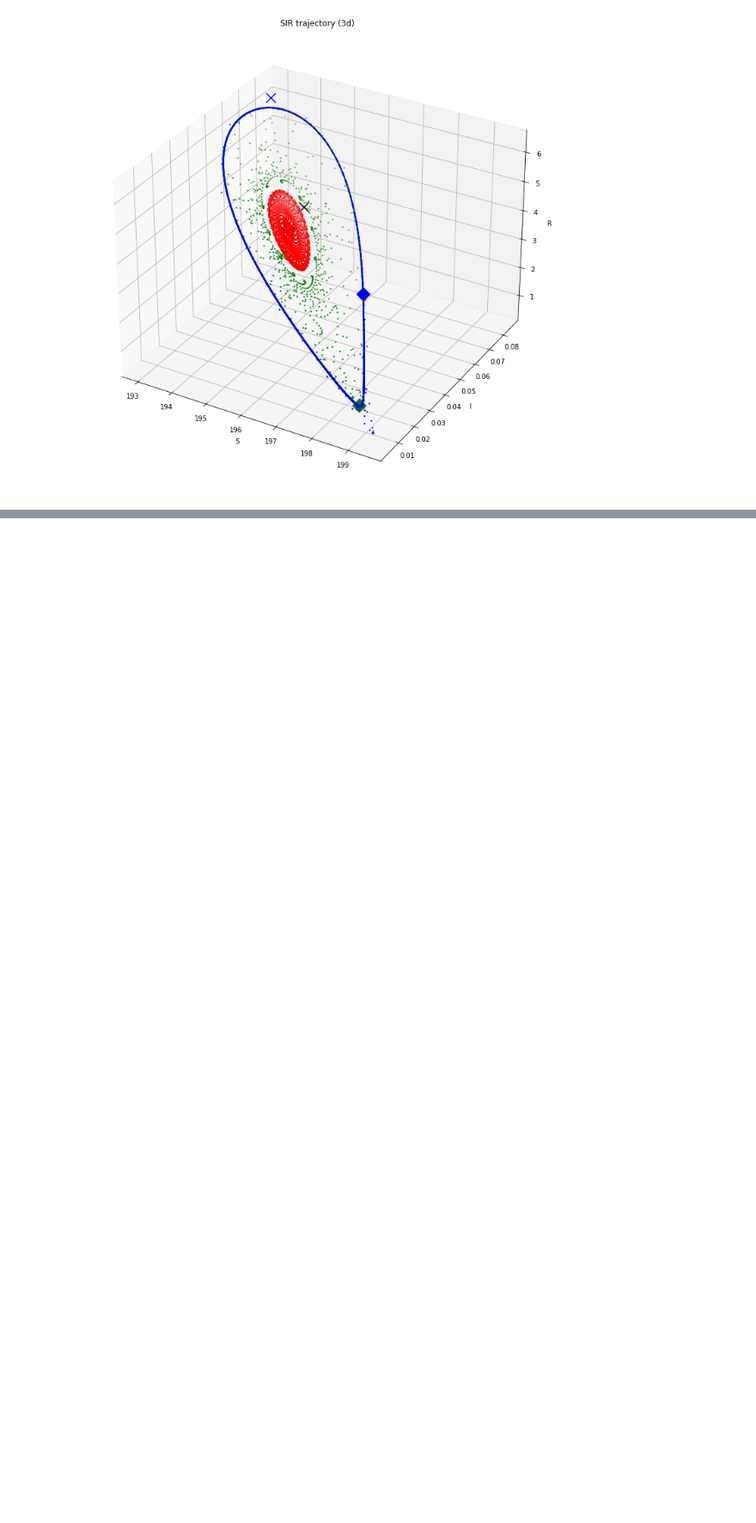
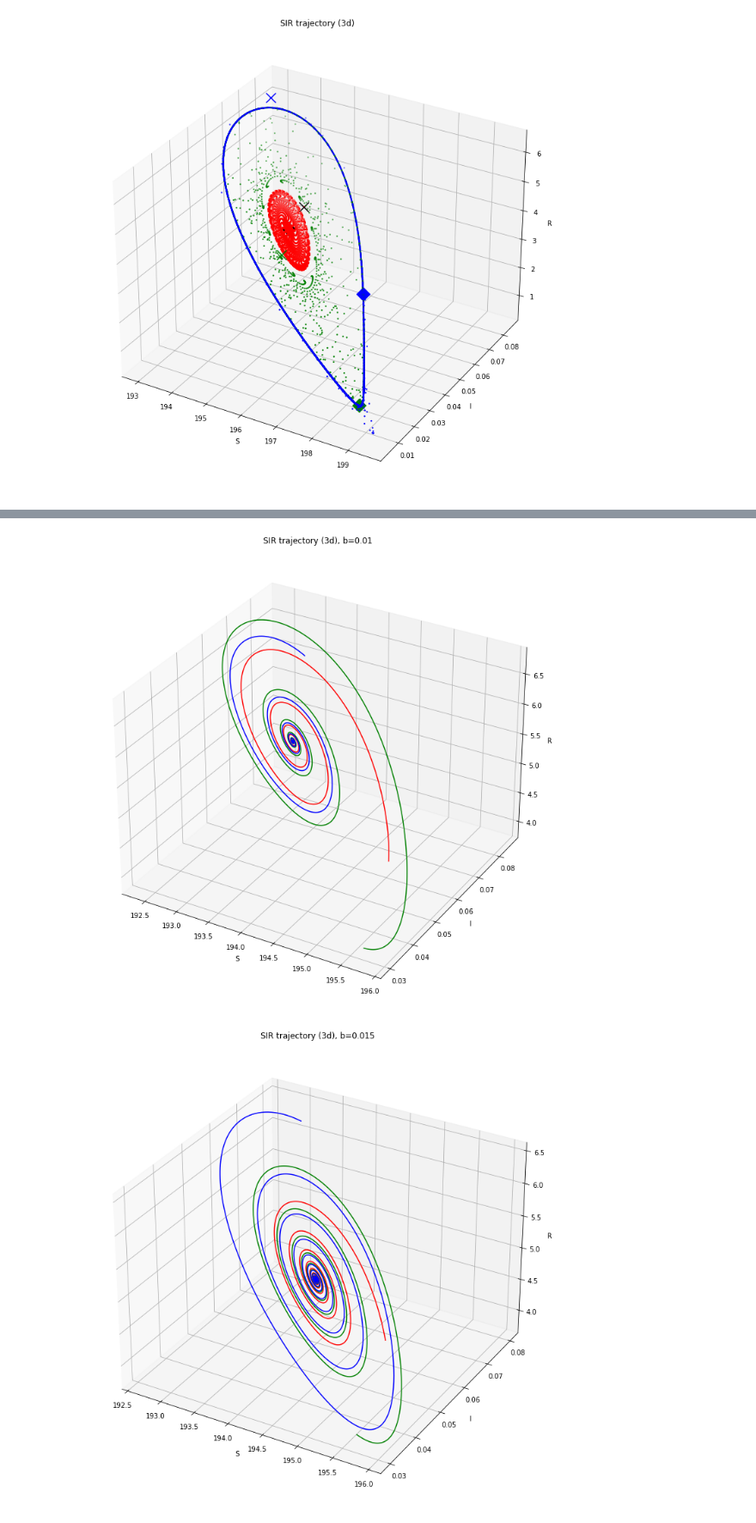
Before and after one commit to HUWENBIN2024/ML_Crowd_Modeling_and_Simulation, a Jupyter notebook: ex4/task5.ipynb, the cells around one changed output, grey strips where cells are left out. Shown at 86% size. Drawn from its saved outputs; the diff is of its cells as text; code cells hidden in the pictures; blank space fills up the shorter version.

```diff
--- a/ex4/task5.ipynb
+++ b/ex4/task5.ipynb
@@ -86,38 +86,38 @@ def three_dimension_visualization(t_0=t_0, b=0.022, mu0=mu0, mu1=mu1, beta=beta,
     """
     fig=plt.figure(figsize=(10,10))
     ax=fig.add_subplot(111,projection="3d")
-    time = np.linspace(t_0,50000,5000)
+    time = np.linspace(t_0,10000,50000)
 
     # cmap = ["BuPu", "Purples", "bwr"]
     color_list = ['black', 'green', 'blue']
 
     SIM0 = [195.3, 0.052, 4.4] # what happens with this initial condition when b=0.022? -- it progresses VERY slowly. Needs t_end to be super large.
     sol = solve_ivp(model, t_span=[time[0],time[-1]], y0=SIM0, t_eval=time, args=(mu0, mu1, beta, A, d, nu, b), method='DOP853', rtol=rtol, atol=atol)
-    # ax.plot(sol.y[0], sol.y[1], sol.y[2], 'r-');
-    ax.scatter(sol.y[0], sol.y[1], sol.y[2], s=2, c='red', zorder=-1);
-    ax.scatter(sol.y[0][-1], sol.y[1][-1], sol.y[2][-1], marker='D',c=color_list[0], s=200, zorder=1);
-    ax.scatter(sol.y[0][0], sol.y[1][0], sol.y[2][0], marker='x',c=color_list[0], s=200,zorder=0);
+    ax.plot(sol.y[0], sol.y[1], sol.y[2], 'r-');
+    # ax.scatter(sol.y[0], sol.y[1], sol.y[2], s=2, c='red', zorder=-1);
+    # ax.scatter(sol.y[0][-1], sol.y[1][-1], sol.y[2][-1], marker='D',c=color_list[0], s=200, zorder=1);
+    # ax.scatter(sol.y[0][0], sol.y[1][0], sol.y[2][0], marker='x',c=color_list[0], s=200,zorder=0);
 
 
     SIM0 = [195.7, 0.03, 3.92] # what happens with this initial condition when b=0.022?
     sol = solve_ivp(model, t_span=[time[0],time[-1]], y0=SIM0, t_eval=time, args=(mu0, mu1, beta, A, d, nu, b), method='DOP853', rtol=rtol, atol=atol)
-    # ax.plot(sol.y[0], sol.y[1], sol.y[2], 'g-');
-    ax.scatter(sol.y[0], sol.y[1], sol.y[2], s=2, c=color_list[1]);
-    ax.scatter(sol.y[0][-1], sol.y[1][-1], sol.y[2][-1], marker='D',c=color_list[1], s=200, zorder=1);
-    ax.scatter(sol.y[0][0], sol.y[1][0], sol.y[2][0], marker='x',c=color_list[1], s=200,zorder=0);
+    ax.plot(sol.y[0], sol.y[1], sol.y[2], 'g-');
+    # ax.scatter(sol.y[0], sol.y[1], sol.y[2], s=2, c=color_list[1]);
+    # ax.scatter(sol.y[0][-1], sol.y[1][-1], sol.y[2][-1], marker='D',c=color_list[1], s=200, zorder=1);
+    # ax.scatter(sol.y[0][0], sol.y[1][0], sol.y[2][0], marker='x',c=color_list[1], s=200,zorder=0);
 
     SIM0 = [193, 0.08, 6.21] # what happens with this initial condition when b=0.022?
     sol = solve_ivp(model, t_span=[time[0],time[-1]], y0=SIM0, t_eval=time, args=(mu0, mu1, beta, A, d, nu, b), method='DOP853', rtol=rtol, atol=atol)
-    # ax.plot(sol.y[0], sol.y[1], sol.y[2], 'b-');
-    ax.scatter(sol.y[0], sol.y[1], sol.y[2], s=2,c=color_list[2]);
-    ax.scatter(sol.y[0][-1], sol.y[1][-1], sol.y[2][-1], marker='D',c=color_list[2], s=200, zorder=1);
-    ax.scatter(sol.y[0][0], sol.y[1][0], sol.y[2][0], marker='x',c=color_list[2], s=200,zorder=0);
+    ax.plot(sol.y[0], sol.y[1], sol.y[2], 'b-');
+    # ax.scatter(sol.y[0], sol.y[1], sol.y[2], s=2,c=color_list[2]);
+    # ax.scatter(sol.y[0][-1], sol.y[1][-1], sol.y[2][-1], marker='D',c=color_list[2], s=200, zorder=1);
+    # ax.scatter(sol.y[0][0], sol.y[1][0], sol.y[2][0], marker='x',c=color_list[2], s=200,zorder=0);
 
     ax.set_xlabel("S")
     ax.set_ylabel("I")
     ax.set_zlabel("R")
 
-    ax.set_title("SIR trajectory (3d)")
+    ax.set_title("SIR trajectory (3d)"+ ', b=' +str(b))
     fig.tight_layout()
 # %%
 def two_dimension_visualization(t_0=t_0, b=0.022, mu0=mu0, mu1=mu1, beta=beta, A=A, d=d, nu=nu):
@@ -176,0 +191,6 @@ two_dimension_visualization(t_0=t_0, b=0.022, mu0=mu0, mu1=mu1, beta=beta, A=A,
+# %%
+for b in [0.01, 0.015, 0.019, 0.02, 0.021, 0.022, 0.023, 0.025, 0.03]:
+    three_dimension_visualization(t_0=t_0, b=b, mu0=mu0, mu1=mu1, beta=beta, A=A, d=d, nu=nu)
+# %% [output]
+[figure, added]
+[figure, added]
```
Also changed, not shown: parts of 5 cells of this notebook, 22 other files.
